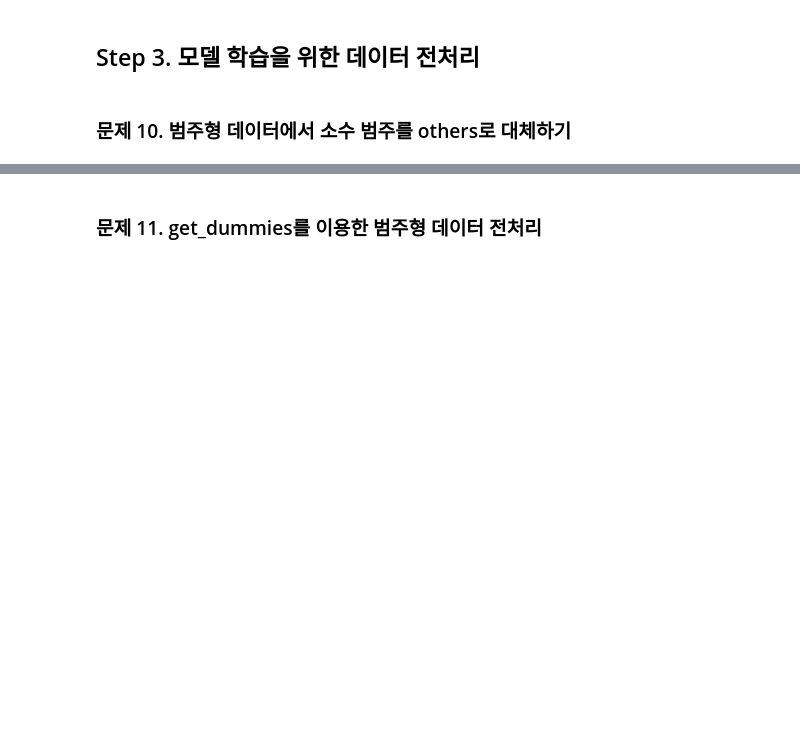
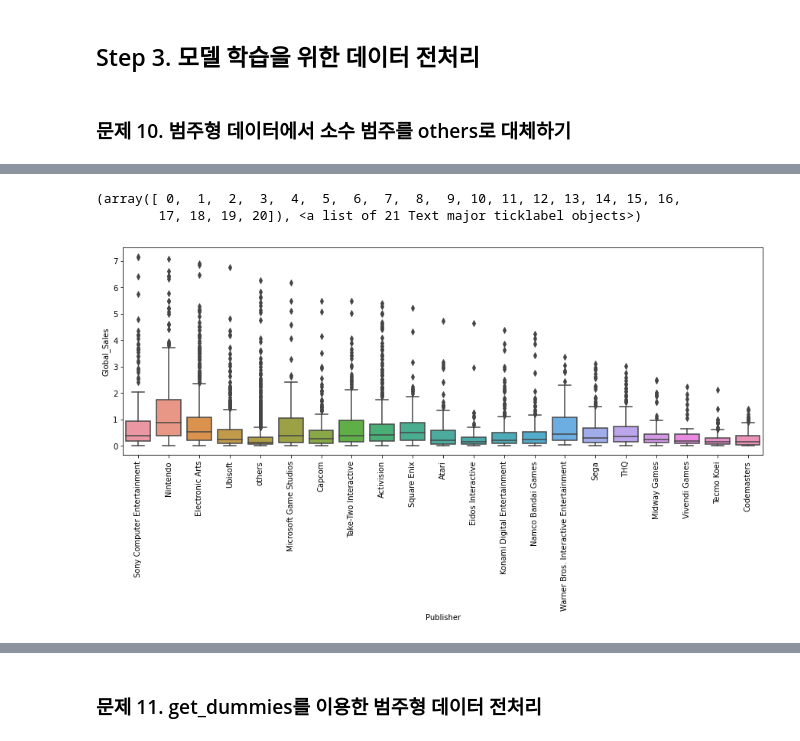
Before and after one commit to samjinwang/machine_learning_300, a Jupyter notebook: part2/chapter4/chapter04.ipynb, the cells around one changed output, grey strips where cells are left out. Cells and saved outputs as stored; diff of their text form; code cells hidden in the pictures; blank space fills up the shorter version.

```diff
--- a/part2/chapter4/chapter04.ipynb
+++ b/part2/chapter4/chapter04.ipynb
@@ -431,0 +459,12 @@ sns.heatmap(df.corr(), annot = True, cmap = 'YlOrRd')
+# %%
+fig = plt.figure(figsize = (15,5))
+sns.boxplot(x = 'Publisher', y = 'Global_Sales', data = df)
+plt.xticks(rotation = 90)
+#닌텐도 잘나감
+#sony는 플스거라 잘되는듯
+#electronic arts는 스포츠 브랜드라 잘되는듯
+#publsiher 를 카테고리로 이용하면 global sales를 잘 할 수 있을듯
+# %% [output]
+(array([ 0,  1,  2,  3,  4,  5,  6,  7,  8,  9, 10, 11, 12, 13, 14, 15, 16,
+        17, 18, 19, 20]), <a list of 21 Text major ticklabel objects>)
+[figure, added]
```
Also changed, not shown: parts of 31 cells of this notebook, 1 other file.
